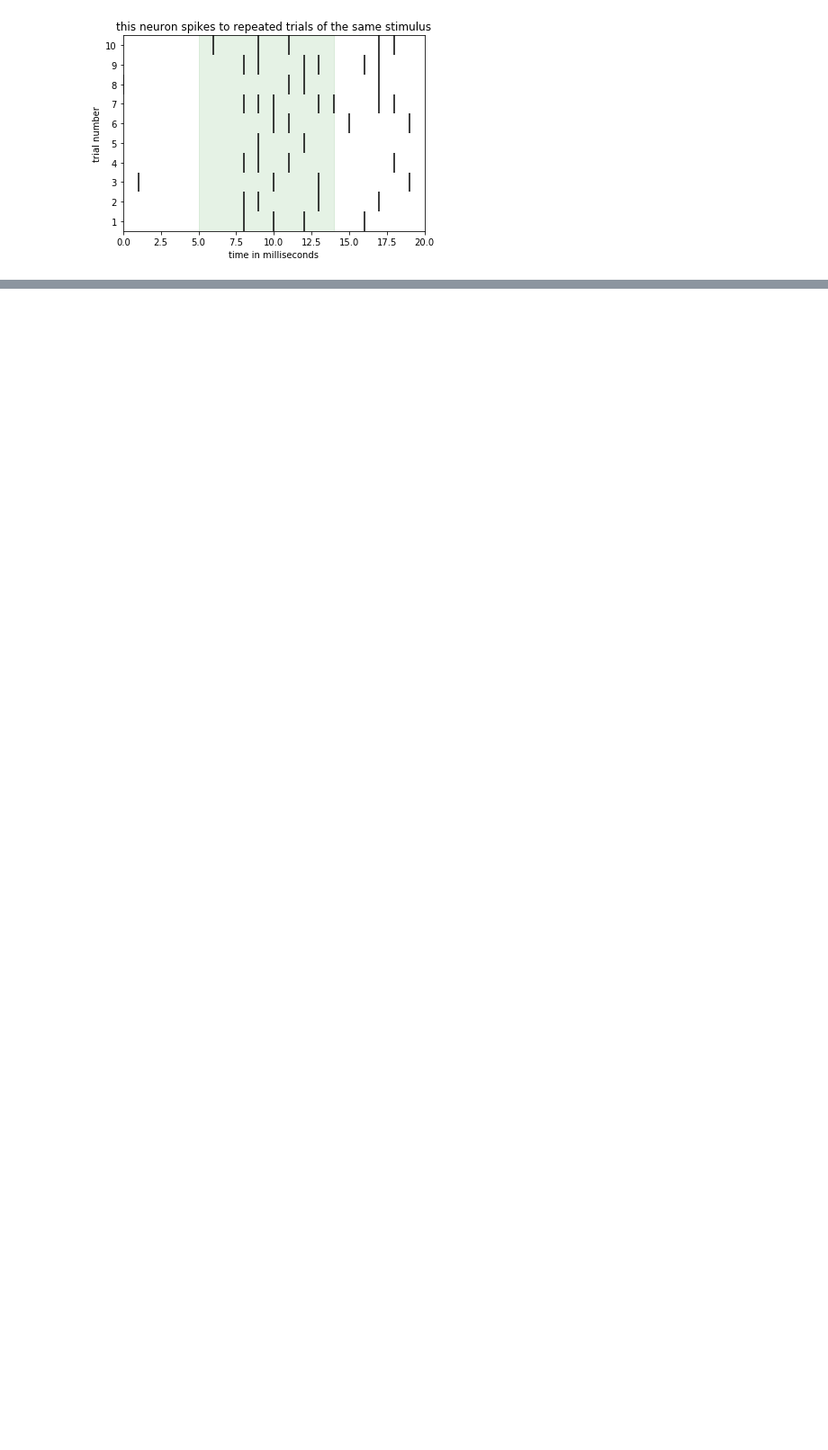
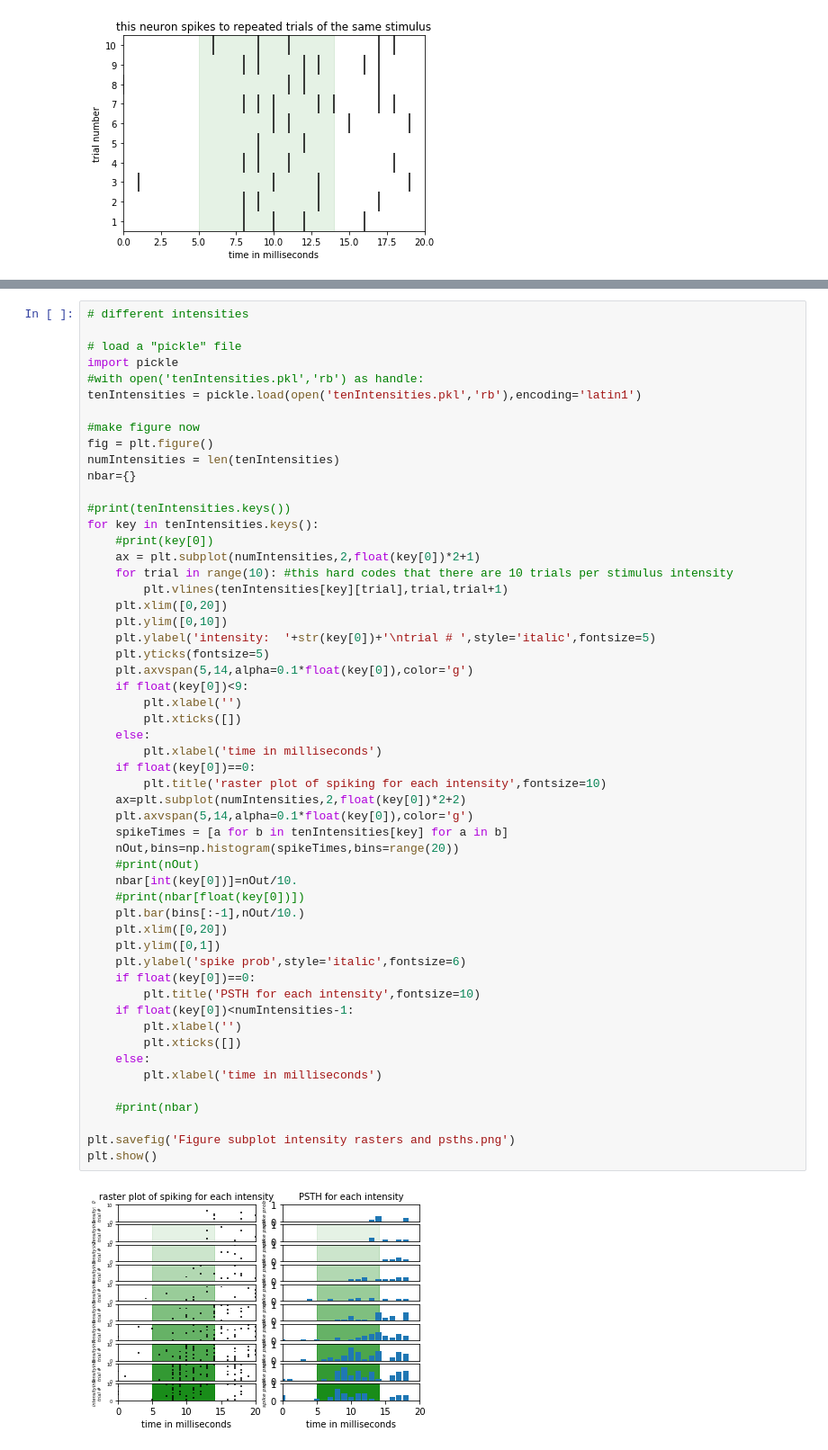
Before and after one commit to egmcbride/Neural_Data_Science_practice, a Jupyter notebook: Chapter 3- Wrangling spike trains.ipynb, the cells around one changed output, grey strips where cells are left out. Shown at 90% size. Saved outputs shown, nothing was run; the diff lists cells and outputs as text; blank space fills up the shorter version.

```diff
--- a/Chapter 3- Wrangling spike trains.ipynb
+++ b/Chapter 3- Wrangling spike trains.ipynb
@@ -67,0 +94,56 @@ plt.show()
+# %%
+# different intensities
+
+# load a "pickle" file
+import pickle
+#with open('tenIntensities.pkl','rb') as handle:
+tenIntensities = pickle.load(open('tenIntensities.pkl','rb'),encoding='latin1')
+
+#make figure now
+fig = plt.figure()
+numIntensities = len(tenIntensities)
+nbar={}
+
+#print(tenIntensities.keys())
+for key in tenIntensities.keys():
+    #print(key[0])
+    ax = plt.subplot(numIntensities,2,float(key[0])*2+1)
+    for trial in range(10): #this hard codes that there are 10 trials per stimulus intensity
+        plt.vlines(tenIntensities[key][trial],trial,trial+1)
+    plt.xlim([0,20])
+    plt.ylim([0,10])
+    plt.ylabel('intensity:  '+str(key[0])+'\ntrial # ',style='italic',fontsize=5)
+    plt.yticks(fontsize=5)
+    plt.axvspan(5,14,alpha=0.1*float(key[0]),color='g')
+    if float(key[0])<9:
+        plt.xlabel('')
+        plt.xticks([])
+    else:
+        plt.xlabel('time in milliseconds')
+    if float(key[0])==0:
+        plt.title('raster plot of spiking for each intensity',fontsize=10)
+    ax=plt.subplot(numIntensities,2,float(key[0])*2+2)
+    plt.axvspan(5,14,alpha=0.1*float(key[0]),color='g')
+    spikeTimes = [a for b in tenIntensities[key] for a in b]
+    nOut,bins=np.histogram(spikeTimes,bins=range(20))
+    #print(nOut)
+    nbar[int(key[0])]=nOut/10.
+    #print(nbar[float(key[0])])
+    plt.bar(bins[:-1],nOut/10.)
+    plt.xlim([0,20])
+    plt.ylim([0,1])
+    plt.ylabel('spike prob',style='italic',fontsize=6)
+    if float(key[0])==0:
+        plt.title('PSTH for each intensity',fontsize=10)
+    if float(key[0])<numIntensities-1:
+        plt.xlabel('')
+        plt.xticks([])
+    else:
+        plt.xlabel('time in milliseconds')
+
+    #print(nbar)
+
+plt.savefig('Figure subplot intensity rasters and psths.png')
+plt.show()
+# %% [output]
+[figure, added]
```
Also changed, not shown: parts of 3 cells of this notebook, 3 other files.
